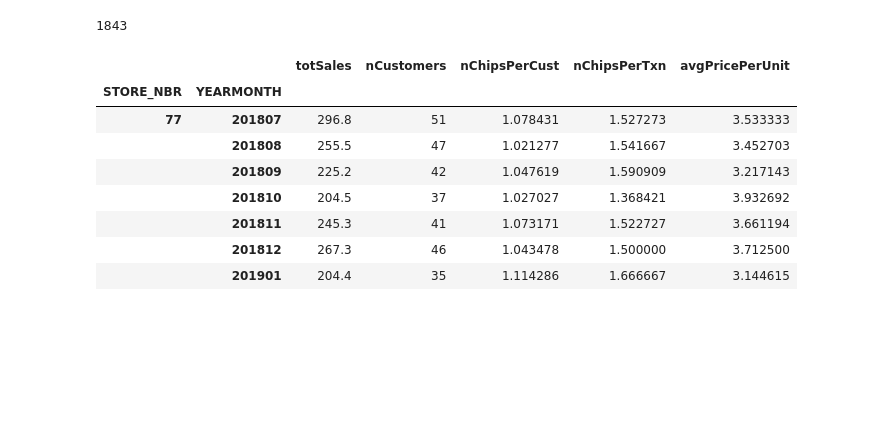
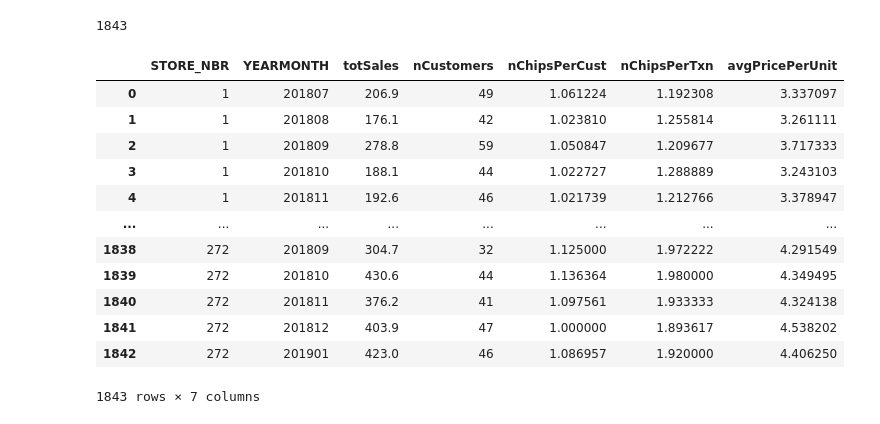
Before and after one commit to Johnson-a-hash/quantium-virtual-program, a Jupyter notebook: Quantium Module 2.ipynb, the cells around one changed output. Cells and saved outputs as stored; diff of their text form; code cells hidden in the pictures; blank space fills up the shorter version.

```diff
--- a/Quantium Module 2.ipynb
+++ b/Quantium Module 2.ipynb
@@ -296,16 +296,20 @@ preTrialMeasures = measureOverTime.loc[(slice(None), measureOverTime.index.get_l
 len(preTrialMeasures)
 # %% [output]
 1843
-# %%
-trial_store = preTrialMeasures.loc[(77, slice(None)), :]
-trial_store
-# %% [output]
-|  |  | totSales | nCustomers | nChipsPerCust | nChipsPerTxn | avgPricePerUnit |
-| STORE_NBR | YEARMONTH |  |  |  |  |  |
-| 77 | 201807 | 296.8 | 51 | 1.078431 | 1.527273 | 3.533333 |
-|  | 201808 | 255.5 | 47 | 1.021277 | 1.541667 | 3.452703 |
-|  | 201809 | 225.2 | 42 | 1.047619 | 1.590909 | 3.217143 |
-|  | 201810 | 204.5 | 37 | 1.027027 | 1.368421 | 3.932692 |
-|  | 201811 | 245.3 | 41 | 1.073171 | 1.522727 | 3.661194 |
-|  | 201812 | 267.3 | 46 | 1.043478 | 1.500000 | 3.712500 |
-|  | 201901 | 204.4 | 35 | 1.114286 | 1.666667 | 3.144615 |
+# %%
+preTrialMeasures.reset_index(inplace = True)
+preTrialMeasures
+# %% [output]
+|  | STORE_NBR | YEARMONTH | totSales | nCustomers | nChipsPerCust | nChipsPerTxn | avgPricePerUnit |
+| 0 | 1 | 201807 | 206.9 | 49 | 1.061224 | 1.192308 | 3.337097 |
+| 1 | 1 | 201808 | 176.1 | 42 | 1.023810 | 1.255814 | 3.261111 |
+| 2 | 1 | 201809 | 278.8 | 59 | 1.050847 | 1.209677 | 3.717333 |
+| 3 | 1 | 201810 | 188.1 | 44 | 1.022727 | 1.288889 | 3.243103 |
+| 4 | 1 | 201811 | 192.6 | 46 | 1.021739 | 1.212766 | 3.378947 |
+| ... | ... | ... | ... | ... | ... | ... | ... |
+| 1838 | 272 | 201809 | 304.7 | 32 | 1.125000 | 1.972222 | 4.291549 |
+| 1839 | 272 | 201810 | 430.6 | 44 | 1.136364 | 1.980000 | 4.349495 |
+| 1840 | 272 | 201811 | 376.2 | 41 | 1.097561 | 1.933333 | 4.324138 |
+| 1841 | 272 | 201812 | 403.9 | 47 | 1.000000 | 1.893617 | 4.538202 |
+| 1842 | 272 | 201901 | 423.0 | 46 | 1.086957 | 1.920000 | 4.406250 |
+1843 rows × 7 columns
```
Also changed, not shown: parts of 13 cells of this notebook.
